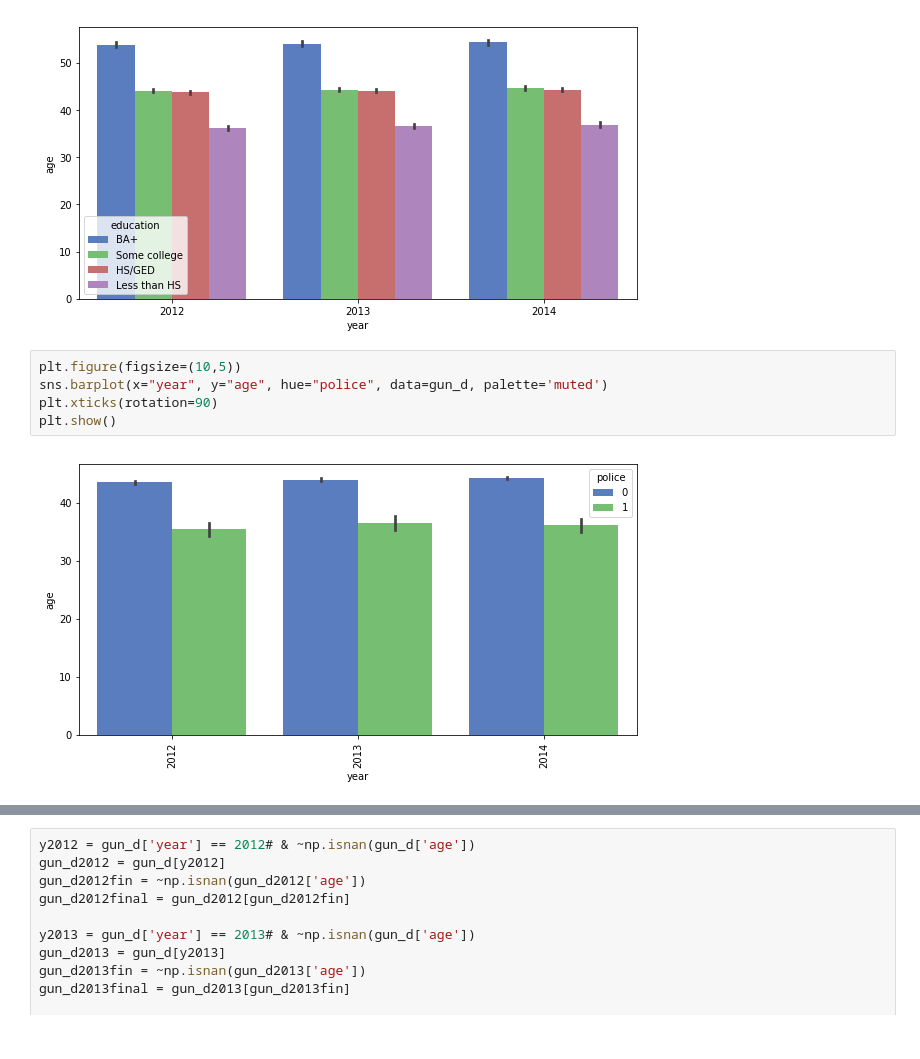
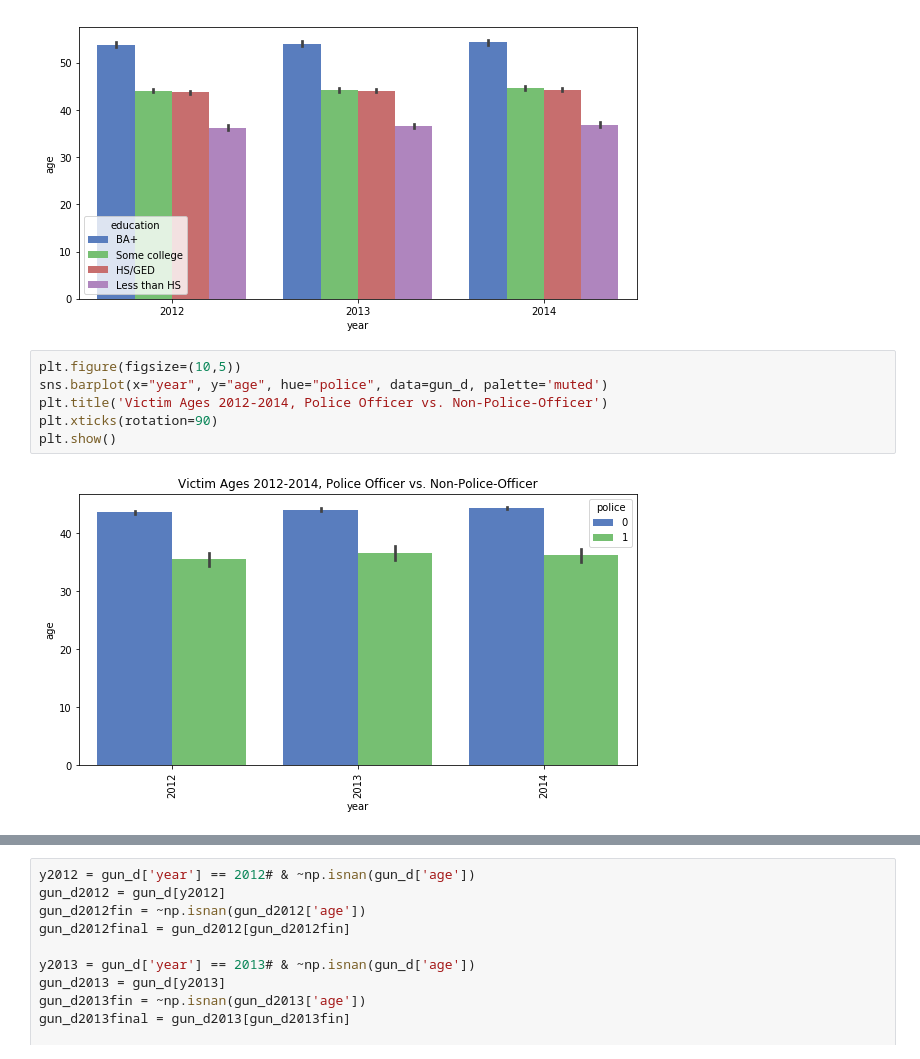
Before and after one commit to maf5509/Gun_Data_Visualization, a Jupyter notebook: Gun_Data.ipynb, the cells around one changed output, grey strips where cells are left out. Cells and saved outputs as stored; diff of their text form.

Commit message:
Added US Gun Crime Statistics and Visualizations

```diff
--- a/Gun_Data.ipynb
+++ b/Gun_Data.ipynb
@@ -85,10 +85,11 @@ plt.show()
 # %%
 plt.figure(figsize=(10,5))
 sns.barplot(x="year", y="age", hue="police", data=gun_d, palette='muted')
+plt.title('Victim Ages 2012-2014, Police Officer vs. Non-Police-Officer')
 plt.xticks(rotation=90)
 plt.show()
 # %% [output]
-[figure, old version]
+[figure, new version]
 # %%
 plt.figure(figsize=(10,5))
 sns.stripplot(x="race", y="age", data=gun_d, jitter=True)
```
Also changed, not shown: parts of 4 cells of this notebook.
